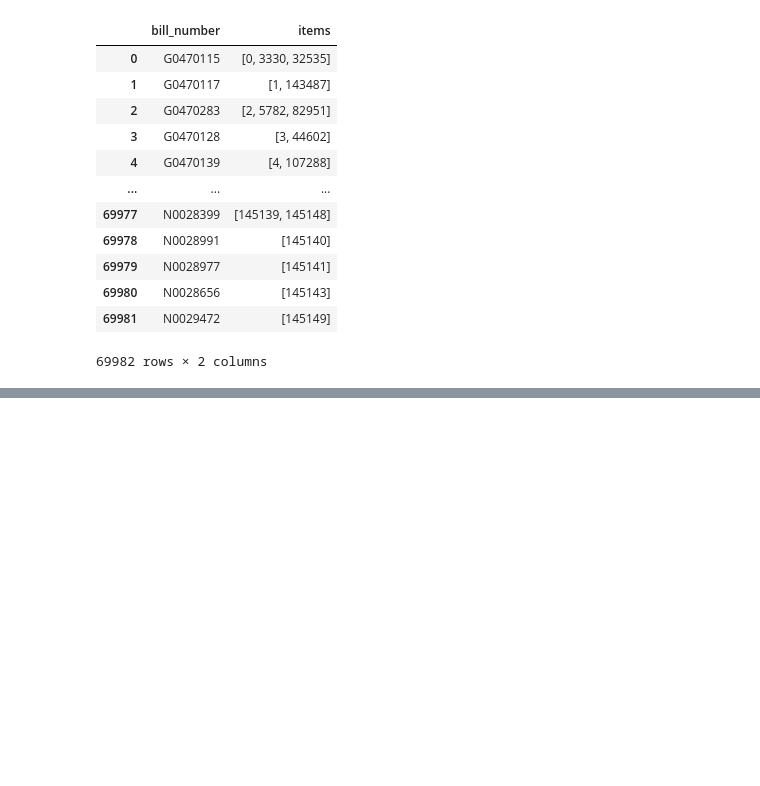
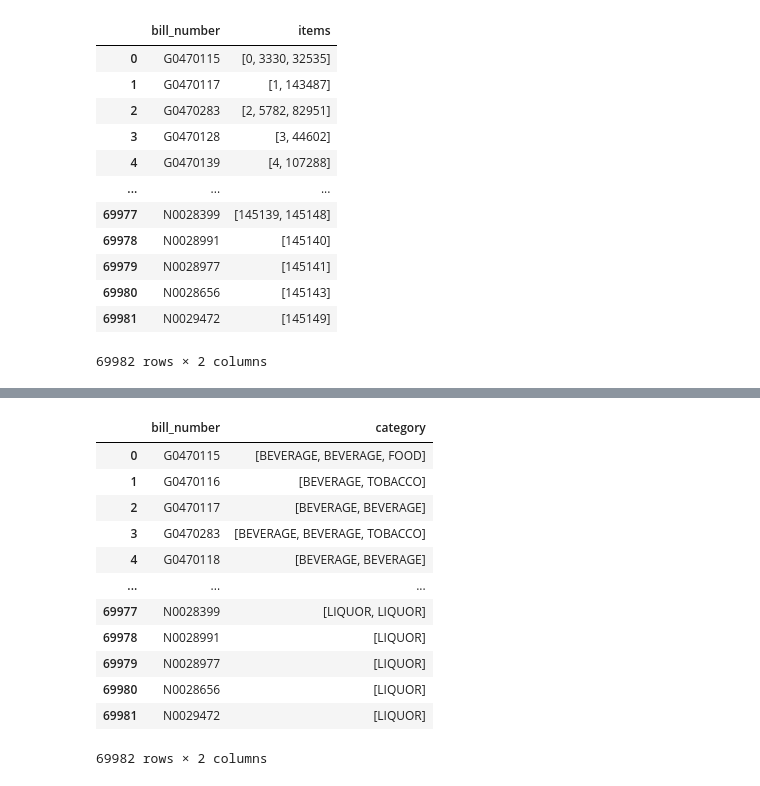
Before and after one commit to sarang-manohar/hogwarts, a Jupyter notebook: academia/marketResearchAnalysis/code/code.ipynb, the cells around one changed output, grey strips where cells are left out. Drawn from its saved outputs; the diff is of its cells as text; code cells hidden in the pictures; blank space fills up the shorter version.

```diff
--- a/academia/marketResearchAnalysis/code/code.ipynb
+++ b/academia/marketResearchAnalysis/code/code.ipynb
@@ -487,13 +459,13 @@ base_item = []
 add_item = []
 confidence_list = []
 lift_list = []
-for i, tmp in enumerate(association_rule.ordered_statistics):
-    base_item.append(str(association_rule.ordered_statistics[i][0][0]))
-    add_item.append(str(association_rule.ordered_statistics[i][0][1]))
-    confidence_list.append(str(association_rule.ordered_statistics[i][0][2]))
-    lift_list.append(str(association_rule.ordered_statistics[i][0][3]))
-association_rule['base_item'] = base_item
-association_rule['add_item'] = add_item
-association_rule['confidence'] = confidence_list
-association_rule['lift'] = lift_list
+for i, tmp in enumerate(association_rule1.ordered_statistics):
+    base_item.append(str(association_rule1.ordered_statistics[i][0][0]))
+    add_item.append(str(association_rule1.ordered_statistics[i][0][1]))
+    confidence_list.append(str(association_rule1.ordered_statistics[i][0][2]))
+    lift_list.append(str(association_rule1.ordered_statistics[i][0][3]))
+association_rule1['base_item'] = base_item
+association_rule1['add_item'] = add_item
+association_rule1['confidence'] = confidence_list
+association_rule1['lift'] = lift_list
 # %%
@@ -524,0 +528,16 @@ association_rule
+# %%
+mra_data2
+# %% [output]
+|  | bill_number | category |
+| 0 | G0470115 | [BEVERAGE, BEVERAGE, FOOD] |
+| 1 | G0470116 | [BEVERAGE, TOBACCO] |
+| 2 | G0470117 | [BEVERAGE, BEVERAGE] |
+| 3 | G0470283 | [BEVERAGE, BEVERAGE, TOBACCO] |
+| 4 | G0470118 | [BEVERAGE, BEVERAGE] |
+| ... | ... | ... |
+| 69977 | N0028399 | [LIQUOR, LIQUOR] |
+| 69978 | N0028991 | [LIQUOR] |
+| 69979 | N0028977 | [LIQUOR] |
+| 69980 | N0028656 | [LIQUOR] |
+| 69981 | N0029472 | [LIQUOR] |
+69982 rows × 2 columns
```
Also changed, not shown: parts of 21 cells of this notebook, 4 other files.
